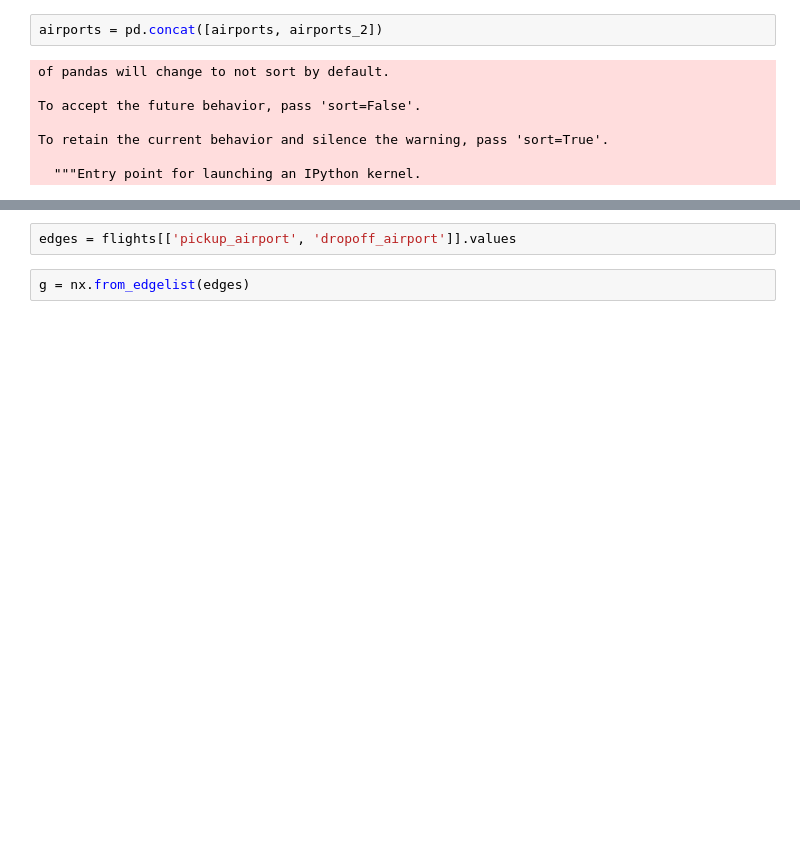
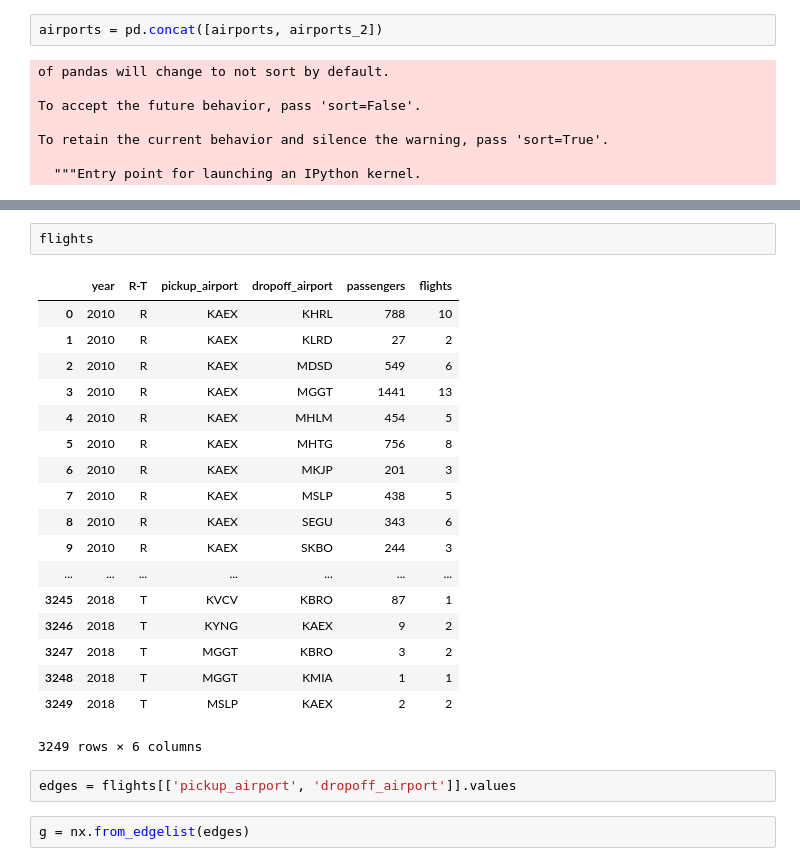
Before and after one commit to UWCHR/ice-air, a Jupyter notebook: analyze/note/map.ipynb, the cells around one changed output, grey strips where cells are left out. Saved outputs shown, nothing was run; the diff lists cells and outputs as text; blank space fills up the shorter version.

```diff
--- a/analyze/note/map.ipynb
+++ b/analyze/note/map.ipynb
@@ -127,3 +110,24 @@ airports
+# %%
+flights
+# %% [output]
+|  | year | R-T | pickup_airport | dropoff_airport | passengers | flights |
+| 0 | 2010 | R | KAEX | KHRL | 788 | 10 |
+| 1 | 2010 | R | KAEX | KLRD | 27 | 2 |
+| 2 | 2010 | R | KAEX | MDSD | 549 | 6 |
+| 3 | 2010 | R | KAEX | MGGT | 1441 | 13 |
+| 4 | 2010 | R | KAEX | MHLM | 454 | 5 |
+| 5 | 2010 | R | KAEX | MHTG | 756 | 8 |
+| 6 | 2010 | R | KAEX | MKJP | 201 | 3 |
+| 7 | 2010 | R | KAEX | MSLP | 438 | 5 |
+| 8 | 2010 | R | KAEX | SEGU | 343 | 6 |
+| 9 | 2010 | R | KAEX | SKBO | 244 | 3 |
+| ... | ... | ... | ... | ... | ... | ... |
+| 3245 | 2018 | T | KVCV | KBRO | 87 | 1 |
+| 3246 | 2018 | T | KYNG | KAEX | 9 | 2 |
+| 3247 | 2018 | T | MGGT | KBRO | 3 | 2 |
+| 3248 | 2018 | T | MGGT | KMIA | 1 | 1 |
+| 3249 | 2018 | T | MSLP | KAEX | 2 | 2 |
+3249 rows × 6 columns
 # %%
 edges = flights[['pickup_airport', 'dropoff_airport']].values
 # %%
```
Also changed, not shown: parts of 5 cells of this notebook, 1 other file.
